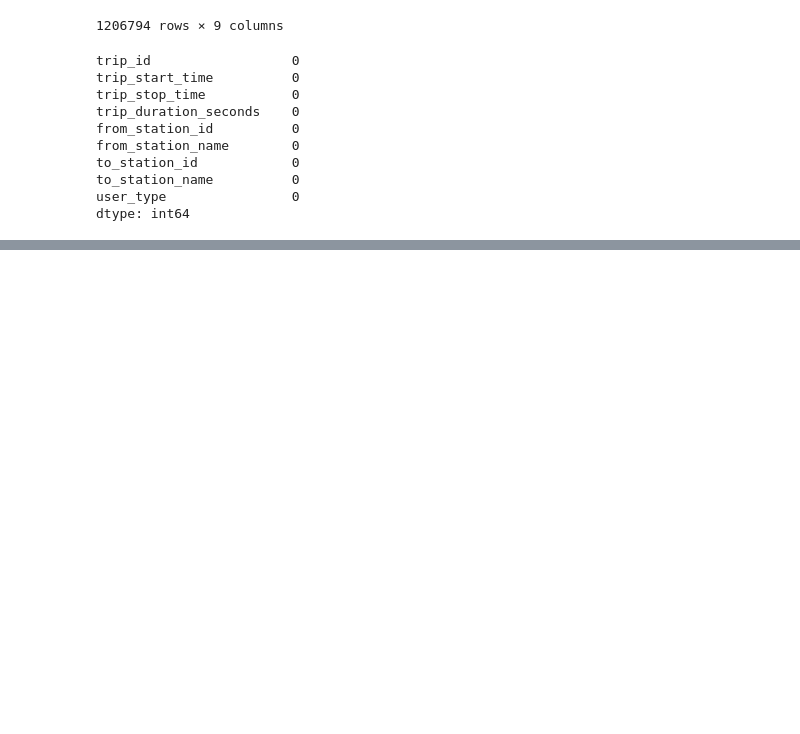
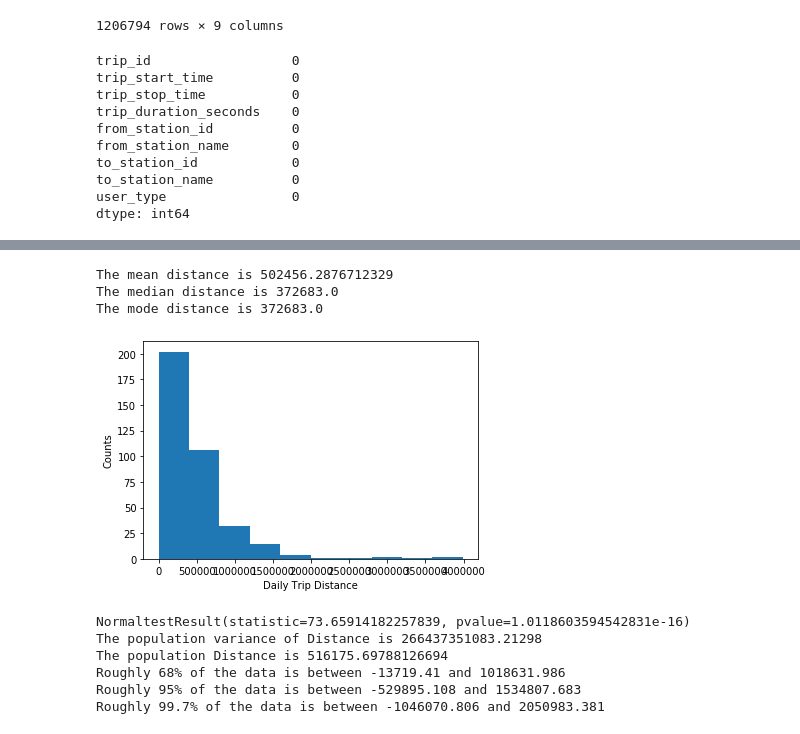
Before and after one commit to hannahcjy/Project2, a Jupyter notebook: data_cleaning and analysis.ipynb, the cells around one changed output, grey strips where cells are left out. Drawn from its saved outputs; the diff is of its cells as text; code cells hidden in the pictures; blank space fills up the shorter version.

```diff
--- a/data_cleaning and analysis.ipynb
+++ b/data_cleaning and analysis.ipynb
@@ -391,0 +506,3 @@ bike_share_2017.to_sql(name='bike_share_2017', con=engine, if_exists='append', i
+# %%
+grouped_by_day_frequency=bike_share_final.groupby(['Date','Quarter','Month'])['trip_id'].nunique().reset_index()
+grouped_by_day_frequency.head()
@@ -391,0 +516,3 @@ bike_share_2017.to_sql(name='bike_share_2017', con=engine, if_exists='append', i
+# %%
+grouped_by_day_sum=bike_share_final.groupby(['Date','Quarter','Month','Day of Week']).sum().reset_index()
+grouped_by_day_sum.head()
@@ -391,0 +526,3 @@ bike_share_2017.to_sql(name='bike_share_2017', con=engine, if_exists='append', i
+# %%
+grouped_df=pd.merge(grouped_by_day_frequency,grouped_by_day_sum, on='Date',how='left')
+grouped_df.head().reset_index()
@@ -391,0 +536,6 @@ bike_share_2017.to_sql(name='bike_share_2017', con=engine, if_exists='append', i
+# %%
+grouped_df=grouped_df[['Date','Quarter_x','Month_x','trip_id_x','Day of Week','trip_duration_seconds','Distance']]
+grouped_df = grouped_df.rename(columns={"Quarter_x": "Quarter",
+                                                    "Month_x": "Month",'trip_id_x':'Frequency'})
+
+grouped_df.head()
@@ -391,0 +549,37 @@ bike_share_2017.to_sql(name='bike_share_2017', con=engine, if_exists='append', i
+# %%
+#Analysis Daily Trip Distance
+import scipy.stats as sts
+import numpy as np
+mean_distance= np.mean(grouped_df['Distance'])
+print(f"The mean distance is {mean_distance}")
+median_distance = np.median(grouped_df['Distance'])
+print(f"The median distance is {median_distance}")
+mode_distance = sts.mode(median_distance)
+print(f"The mode distance is {median_distance}")
+
+#To see distribution of distance
+plt.hist(grouped_df['Distance'])
+plt.xlabel('Daily Trip Distance')
+plt.ylabel('Counts')
+plt.show()
+print(sts.normaltest(grouped_df['Distance'].sample(50)))
+
+#The variance and standard deviation of distance
+var_distance = np.var(grouped_df['Distance'],ddof = 0)
+print(f"The population variance of Distance is {var_distance}")
+sd_distance = np.std(grouped_df['Distance'],ddof = 0)
+print(f"The population Distance is {sd_distance}")
+print(f"Roughly 68% of the data is between {round(mean_distance-sd_distance,3)} and {round(mean_distance+sd_distance,3)}")
+print(f"Roughly 95% of the data is between {round(mean_distance-2*sd_distance,3)} and {round(mean_distance+2*sd_distance,3)}")
+print(f"Roughly 99.7% of the data is between {round(mean_distance-3*sd_distance,3)} and {round(mean_distance+3*sd_distance,3)}")
+# %% [output]
+The mean distance is 502456.2876712329
+The median distance is 372683.0
+The mode distance is 372683.0
+[figure, added]
+NormaltestResult(statistic=73.65914182257839, pvalue=1.0118603594542831e-16)
+The population variance of Distance is 266437351083.21298
+The population Distance is 516175.69788126694
+Roughly 68% of the data is between -13719.41 and 1018631.986
+Roughly 95% of the data is between -529895.108 and 1534807.683
+Roughly 99.7% of the data is between -1046070.806 and 2050983.381
```
Also changed, not shown: parts of 38 cells of this notebook, 1 other file.
